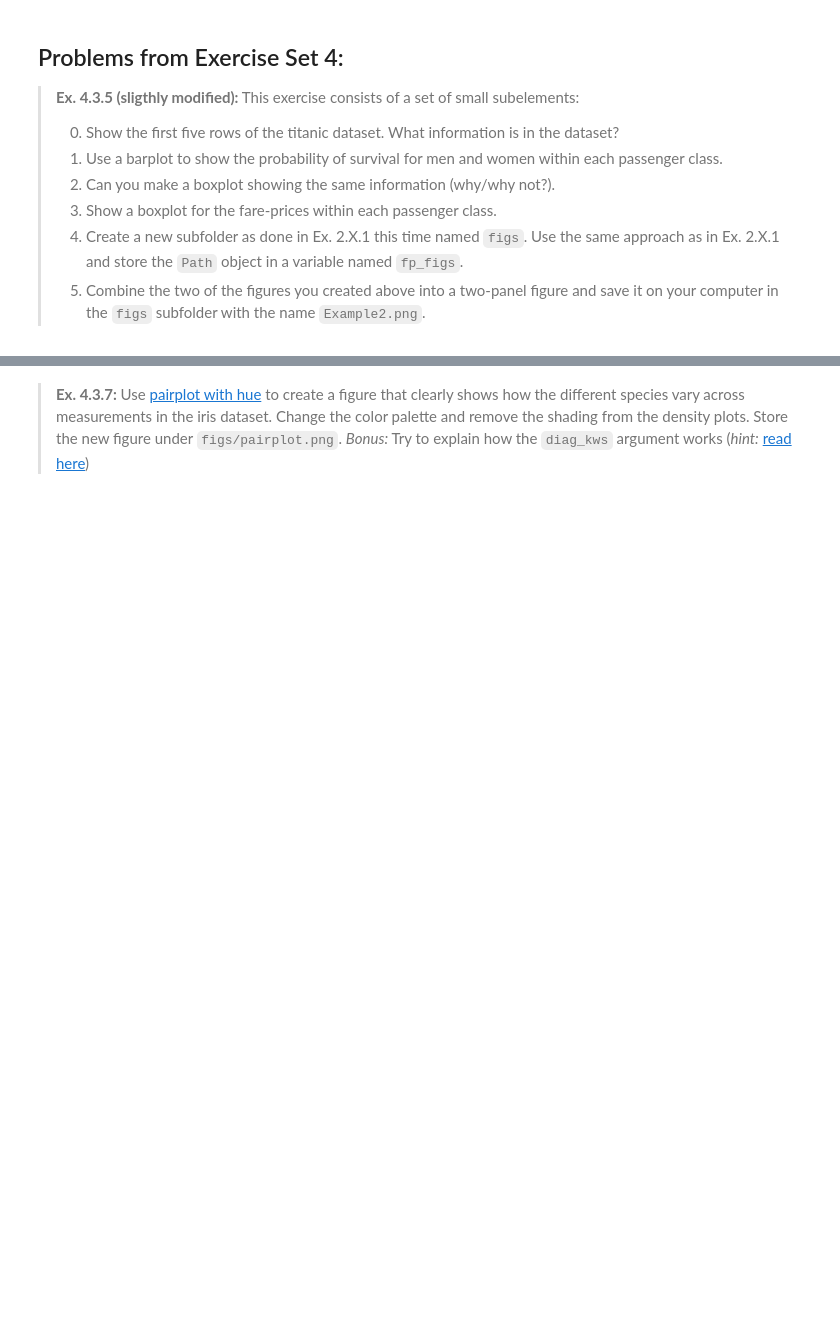
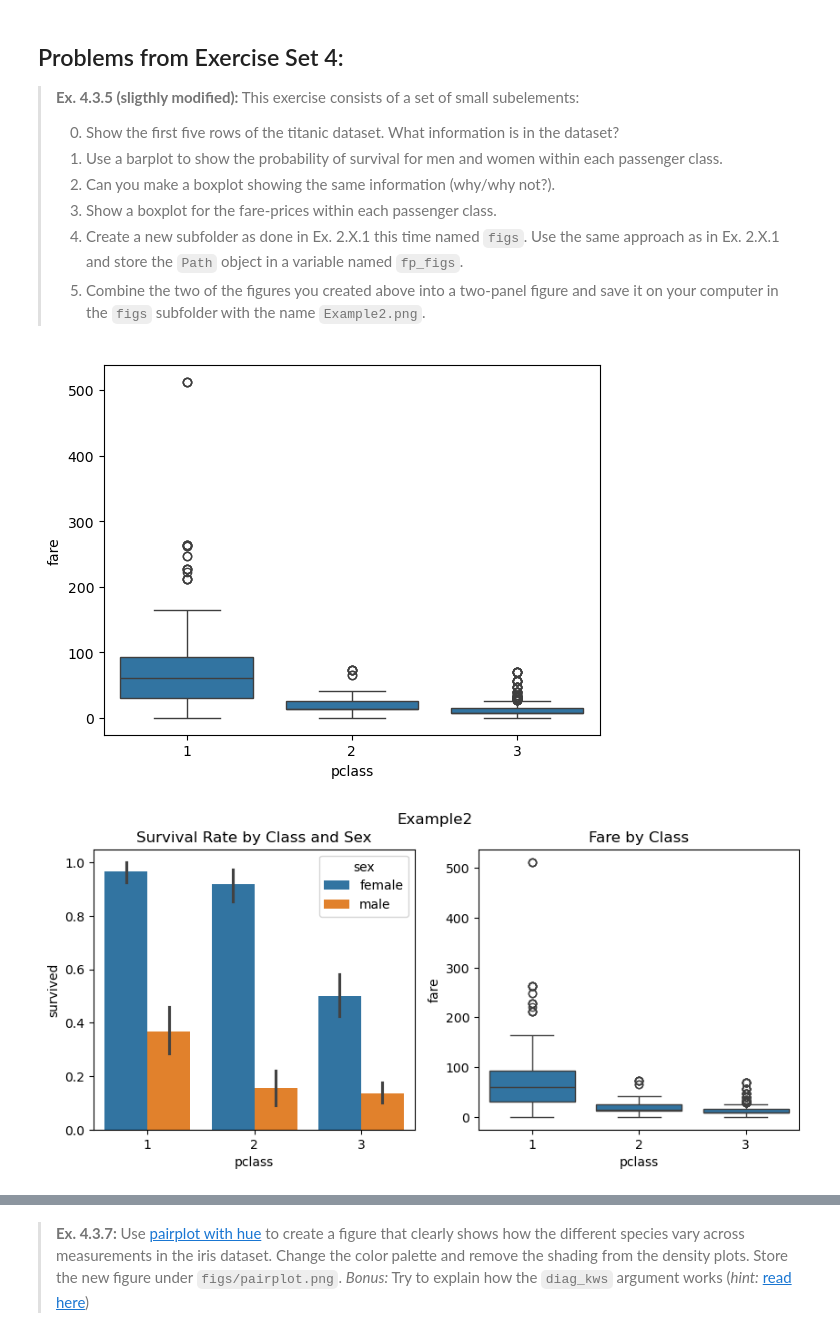
Before and after one commit to matliras/Sommerskole7, a Jupyter notebook: Assignment 1/assignment1.ipynb, the cells around one changed output, grey strips where cells are left out. Drawn from its saved outputs; the diff is of its cells as text; code cells hidden in the pictures; blank space fills up the shorter version.

```diff
--- a/Assignment 1/assignment1.ipynb
+++ b/Assignment 1/assignment1.ipynb
@@ -596,3 +589,34 @@ raise NotImplementedError()
+# %%
+# YOUR CODE HERE
+import seaborn as sns
+titanic = sns.load_dataset('titanic')
+#0
+titanic.head(5) #Dataset contains information on different individuals that were present on Titanic. Available data includes: A dummy for wheather or not you survived. Their class. Their sex and age. Additionnaly the fare prices
+
+#1
+fig1 = sns.barplot(x='pclass', y='survived', data=titanic, hue='sex') #Including hue='sex' creates the legends
+
+#2
+#It isn't possible to make a boxplot showing the same, as there are no exact distribution. The survived variable is a dummy. Either one or zero. It's a very bad way to visualize the mean.
+
+#3
+fig2 = sns.boxplot(data=titanic, x='pclass', y='fare')
+
+
+#4
+fp_figs = Path.cwd()/"figs"
+Path.mkdir(fp_figs, exist_ok=True)
+#5
+f,ax = plt.subplots(1,2, figsize=(10,4))
+sns.barplot(x='pclass', y='survived', data=titanic, hue='sex', ax=ax[0]) #Including hue='sex' creates the legends
+sns.boxplot(data=titanic, x='pclass', y='fare', ax=ax[1])
+ax[0].set_title('Survival Rate by Class and Sex')
+ax[1].set_title('Fare by Class')
+f.suptitle('Example2')
+plt.savefig('figs/Example2.png')
+# %% [output]
+[figure, added]
+[figure, added]
 # %% [markdown]
 > **Ex. 4.3.6:** Using the iris flower dataset, draw a scatterplot of sepal length and petal length. Include a second order polynomial fitted to the data. Add a title to the plot and rename the axis labels. Export your figure to the `figs` subfolder using the name `iris.png`.
 >
```
Also changed, not shown: parts of 6 cells of this notebook, 3 other files.
